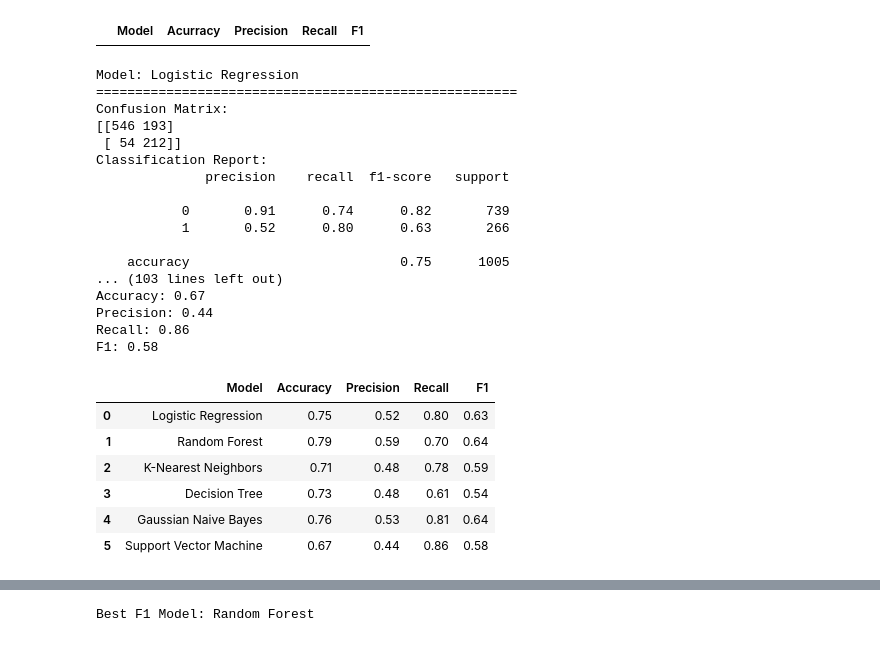
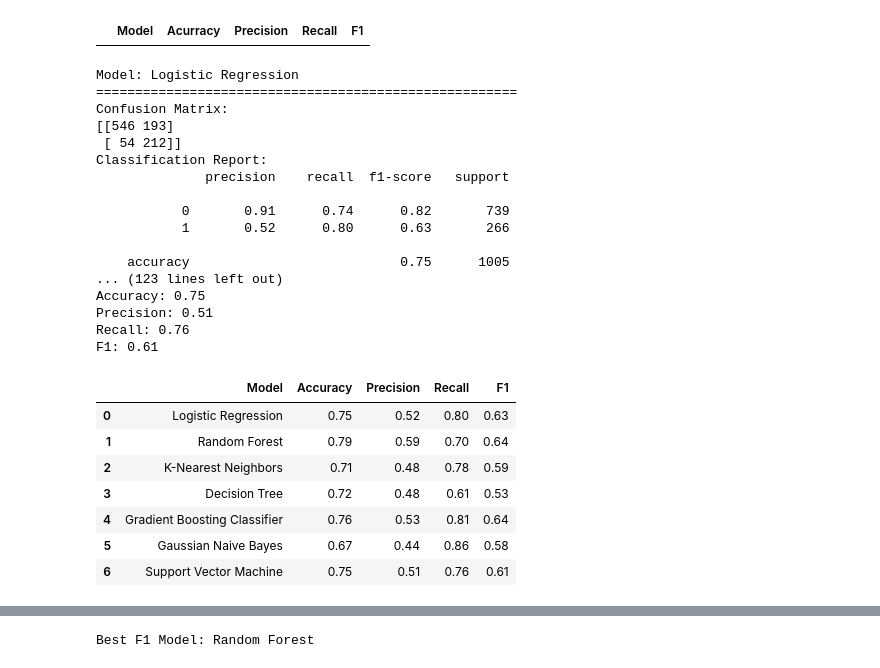
Before and after one commit to rasmodev/Customer-Churn-Prediction-Machine-Learning-Classification-Project, a Jupyter notebook: Classification_Telco_customer_churn.ipynb, the cells around one changed output, grey strips where cells are left out. Drawn from its saved outputs; the diff is of its cells as text; code cells hidden in the pictures.

```diff
--- a/Classification_Telco_customer_churn.ipynb
+++ b/Classification_Telco_customer_churn.ipynb
@@ -407,12 +410,12 @@ array(['Electronic check', 'Mailed check', 'Credit card', 'Bank transfer'],
 test_df['SeniorCitizen'] = test_df['SeniorCitizen'].replace({0: 'No', 1: 'Yes'})
 
 # Modifying selected columns in the train and test datasets using a for loop
-columns_to_standardize = ['Partner', 'SeniorCitizen','Dependents', 'PhoneService', 'MultipleLines',
+columns_to_modify = ['Partner', 'SeniorCitizen','Dependents', 'PhoneService', 'MultipleLines',
                           'OnlineSecurity', 'OnlineBackup', 'DeviceProtection', 'TechSupport',
                           'StreamingTV', 'StreamingMovies', 'PaperlessBilling']
 
 # Iterate over the columns to replace the unique values using a for loop
-for column in columns_to_standardize:
+for column in columns_to_modify:
     # Replace boolean values with 'No' and 'Yes' in the train dataset
     train_df[column] = train_df[column].replace({False: 'No', True: 'Yes', 'No phone service': 'No'})
     # Replace boolean values with 'No' and 'Yes' in the test dataset
@@ -425,7 +428,7 @@ train_df['Churn'] = train_df['Churn'].replace({'No': False, None: False, 'Yes':
 # %%
 # Check unique values of each column
 for column in train_df.columns:
-    if column not in ['customerID','tenure', 'MonthlyCharges', 'TotalCharges']:
+    if column not in ['tenure', 'MonthlyCharges', 'TotalCharges']:
         print('Column: {} - Unique Values: {}'.format(column, train_df[column].unique()))
         print('==='*15)
 # %% [output]
@@ -449,7 +452,7 @@ Column: Churn - Unique Values: [False  True]
 # %%
 # Check unique values of each column
 for column in test_df.columns:
-    if column not in ['customerID','tenure', 'MonthlyCharges', 'TotalCharges']:
+    if column not in ['tenure', 'MonthlyCharges', 'TotalCharges']:
         print('Column: {} - Unique Values: {}'.format(column, test_df[column].unique()))
         print('==='*15)
 # %% [output]
@@ -1539,16 +1499,23 @@ gb = GradientBoostingClassifier()
 
 # Gaussian Naive Bayes
 nb = GaussianNB()
+
+# Support Vector Machine
+svm = SVC()
 # %%
+# Set a random seed
+np.random.seed(42)
+random.seed(42)
+
 # Initialize the Results DataFrame
 Results = pd.DataFrame(columns=['Model', 'Accuracy', 'Precision', 'Recall', 'F1'])
 
 # List of model names
 models = ['Logistic Regression', 'Random Forest', 'K-Nearest Neighbors', 'Decision Tree',
-          'Gaussian Naive Bayes', 'Support Vector Machine']
+          'Gradient Boosting Classifier', 'Gaussian Naive Bayes', 'Support Vector Machine']
 
 # Fit the models and evaluate the performance
-for model_name, model in zip(models, [lr, rf, knn, dt, gb, nb]):
+for model_name, model in zip(models, [lr, rf, knn, dt, gb, nb, svm]):
     model.fit(X_train_balanced, y_train_balanced)
     y_pred = model.predict(X_eval_scaled)
 
@@ -1570,41 +1537,42 @@ for model_name, model in zip(models, [lr, rf, knn, dt, gb, nb]):
     R = {
         'Model': model_name,
         'Accuracy': round(accuracy_score(y_eval, y_pred), 2),
         'Precision': round(precision_score(y_eval, y_pred), 2),
         'Recall': round(recall_score(y_eval, y_pred), 2),
         'F1': round(f1_score(y_eval, y_pred), 2)
     }
 
     # Append the results to the DataFrame
     Results = Results.append(R, ignore_index=True)
 
 # Print the results
 Results
 # %% [output]
 Model: Logistic Regression
 ======================================================
 Confusion Matrix:
 [[546 193]
  [ 54 212]]
 Classification Report:
               precision    recall  f1-score   support
 
            0       0.91      0.74      0.82       739
            1       0.52      0.80      0.63       266
 
     accuracy                           0.75      1005
-... (103 lines left out)
-Accuracy: 0.67
-Precision: 0.44
-Recall: 0.86
-F1: 0.58
+... (123 lines left out)
+Accuracy: 0.75
+Precision: 0.51
+Recall: 0.76
+F1: 0.61
 |  | Model | Accuracy | Precision | Recall | F1 |
 | 0 | Logistic Regression | 0.75 | 0.52 | 0.80 | 0.63 |
 | 1 | Random Forest | 0.79 | 0.59 | 0.70 | 0.64 |
 | 2 | K-Nearest Neighbors | 0.71 | 0.48 | 0.78 | 0.59 |
-| 3 | Decision Tree | 0.73 | 0.48 | 0.61 | 0.54 |
-| 4 | Gaussian Naive Bayes | 0.76 | 0.53 | 0.81 | 0.64 |
-| 5 | Support Vector Machine | 0.67 | 0.44 | 0.86 | 0.58 |
+| 3 | Decision Tree | 0.72 | 0.48 | 0.61 | 0.53 |
+| 4 | Gradient Boosting Classifier | 0.76 | 0.53 | 0.81 | 0.64 |
+| 5 | Gaussian Naive Bayes | 0.67 | 0.44 | 0.86 | 0.58 |
+| 6 | Support Vector Machine | 0.75 | 0.51 | 0.76 | 0.61 |
 # %% [markdown]
 The results provided are performance metrics for different machine learning models evaluated for predicting customer churn. Here's what each metric represents:
 
```
Also changed, not shown: parts of 30 cells of this notebook, 2 other files.
